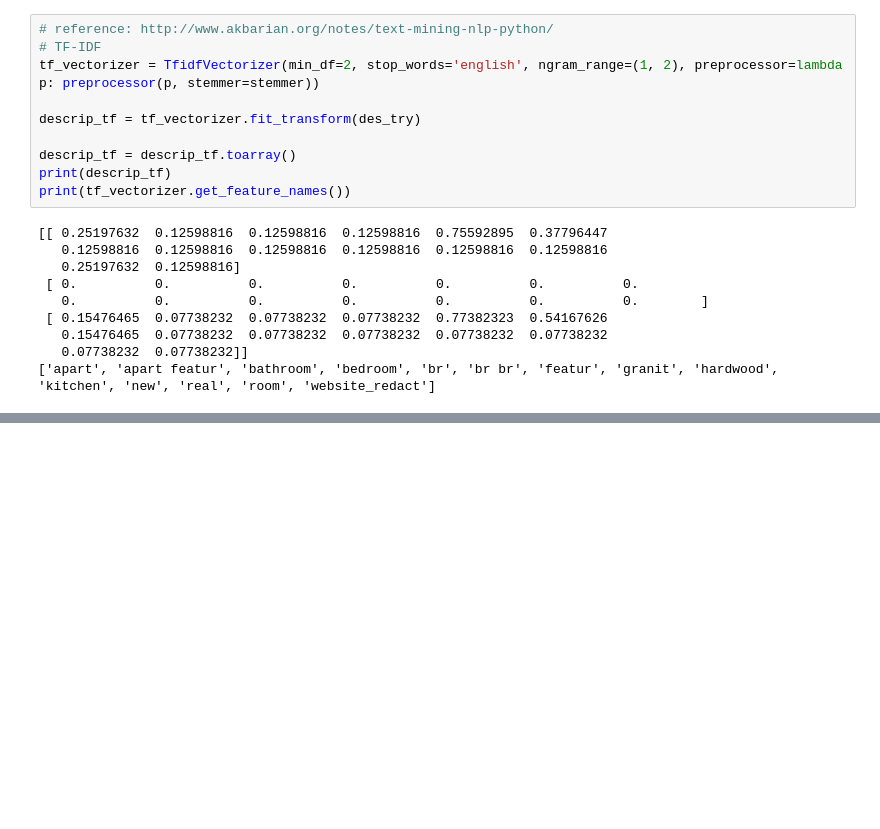
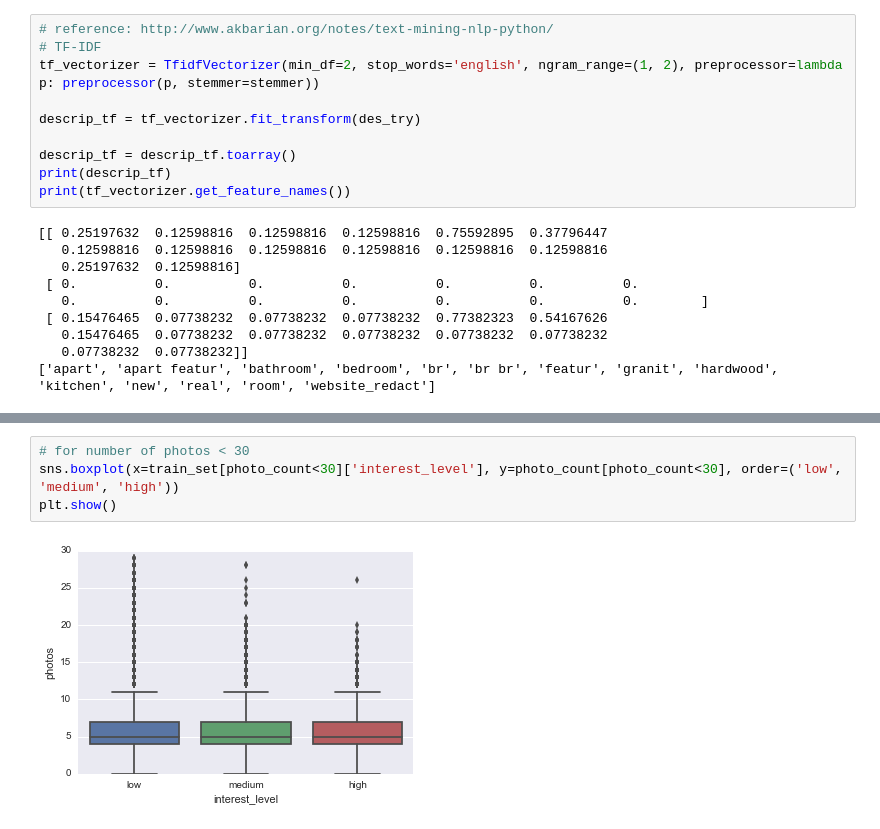
Before and after one commit to al825/Reatal_List_Classification, a Jupyter notebook: rental_list_classification.ipynb, the cells around one changed output, grey strips where cells are left out. Drawn from its saved outputs; the diff is of its cells as text; blank space fills up the shorter version.

```diff
--- a/rental_list_classification.ipynb
+++ b/rental_list_classification.ipynb
@@ -507,0 +526,6 @@ print(tf_vectorizer.get_feature_names())
+# %%
+# for number of photos < 30
+sns.boxplot(x=train_set[photo_count<30]['interest_level'], y=photo_count[photo_count<30], order=('low', 'medium', 'high'))
+plt.show()
+# %% [output]
+[figure, added]
```
Also changed, not shown: parts of 7 cells of this notebook.
